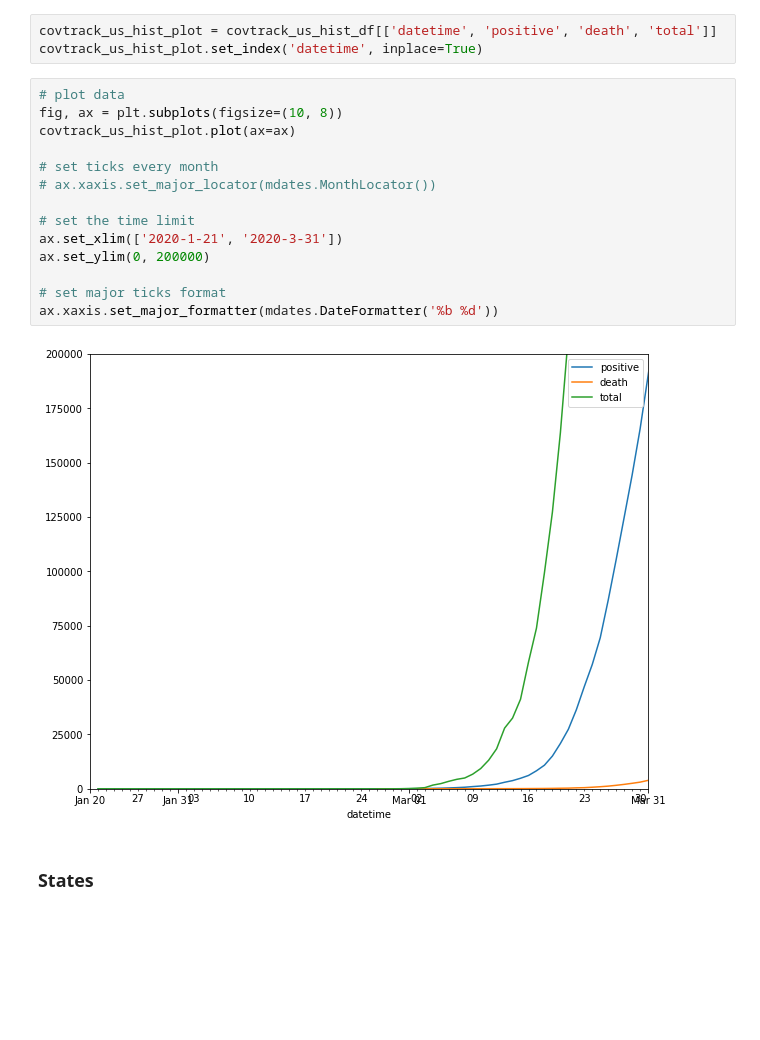
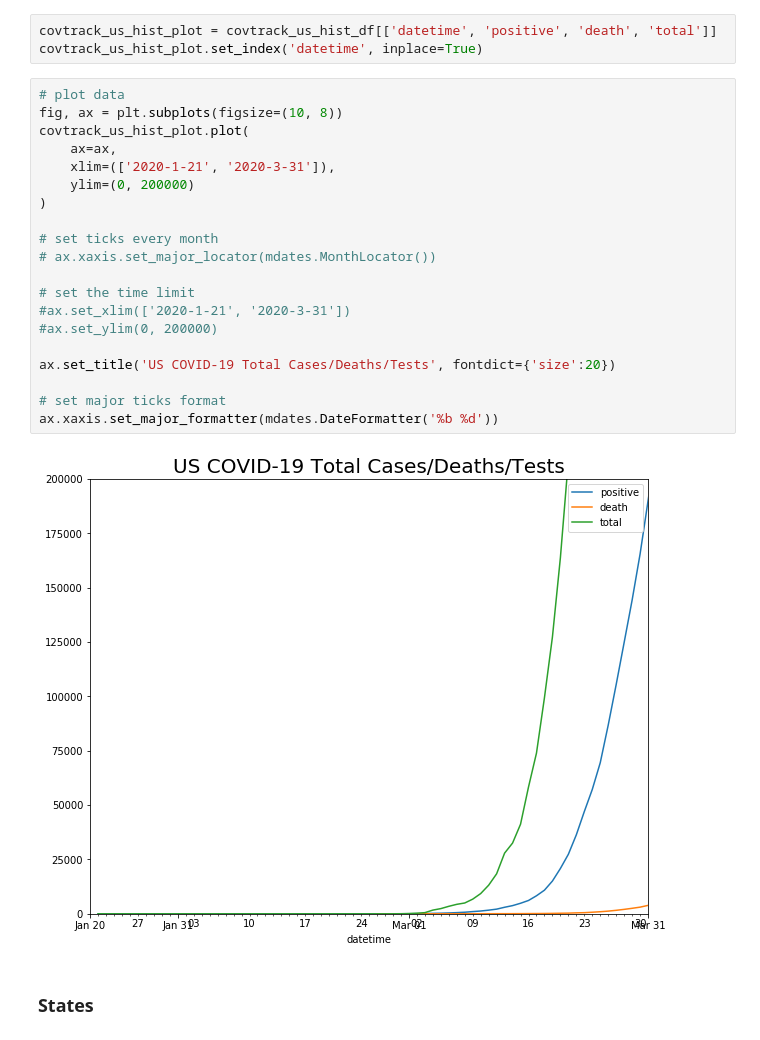
Before and after one commit to katkim0307/COVID-19_Response_Comparison, a Jupyter notebook: us_cov19_data.ipynb, the cells around one changed output. Cells and saved outputs as stored; diff of their text form; blank space fills up the shorter version.

```diff
--- a/us_cov19_data.ipynb
+++ b/us_cov19_data.ipynb
@@ -228,19 +234,25 @@ covtrack_us_hist_plot.set_index('datetime', inplace=True)
 # %%
 # plot data
 fig, ax = plt.subplots(figsize=(10, 8))
-covtrack_us_hist_plot.plot(ax=ax)
+covtrack_us_hist_plot.plot(
+    ax=ax,
+    xlim=(['2020-1-21', '2020-3-31']),
+    ylim=(0, 200000)
+)
 
 # set ticks every month
 # ax.xaxis.set_major_locator(mdates.MonthLocator())
 
 # set the time limit
-ax.set_xlim(['2020-1-21', '2020-3-31'])
-ax.set_ylim(0, 200000)
+#ax.set_xlim(['2020-1-21', '2020-3-31'])
+#ax.set_ylim(0, 200000)
+
+ax.set_title('US COVID-19 Total Cases/Deaths/Tests', fontdict={'size':20})
 
 # set major ticks format
 ax.xaxis.set_major_formatter(mdates.DateFormatter('%b %d'))
 # %% [output]
-[figure, old version]
+[figure, new version]
 # %% [markdown]
 ### States
 # %%
```
Also changed, not shown: parts of 7 cells of this notebook.
